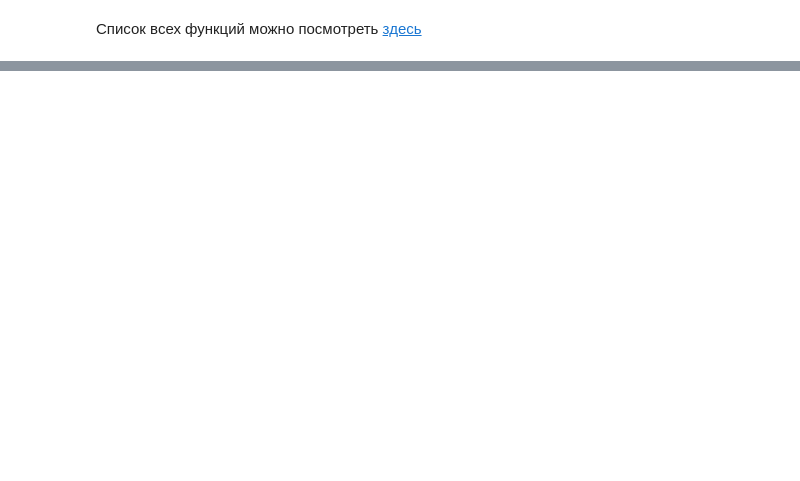
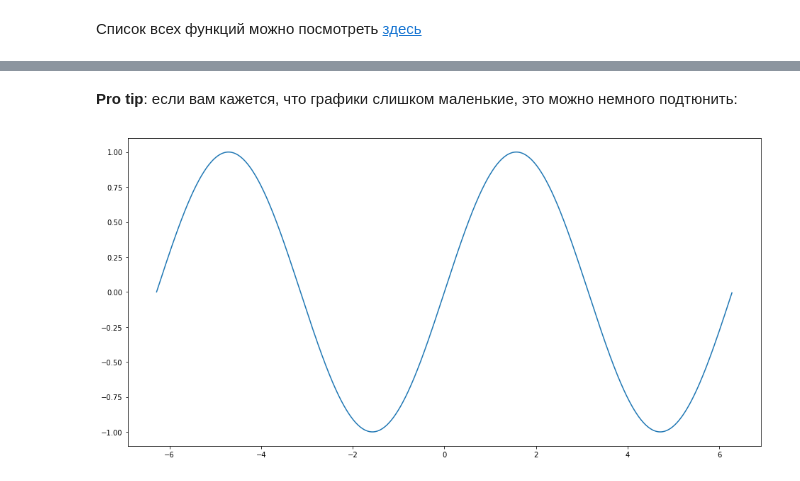
Before and after one commit to teimy/iki-course, a Jupyter notebook: Lection2.ipynb, the cells around one changed output, grey strips where cells are left out. Drawn from its saved outputs; the diff is of its cells as text; code cells hidden in the pictures; blank space fills up the shorter version.

```diff
--- a/Lection2.ipynb
+++ b/Lection2.ipynb
@@ -281,0 +310,4 @@ print('Собственные значения: ', linalg.eigvals(bb))
+# %%
+x = np.arange(-2*np.pi, 2*np.pi, 0.01)
+y = np.sin(x)
+plt.plot(x, y)
@@ -281,0 +317,9 @@ print('Собственные значения: ', linalg.eigvals(bb))
+# %% [markdown]
+**Pro tip**: если вам кажется, что графики слишком маленькие, это можно немного подтюнить:
+# %%
+plt.figure(figsize=(16,8))
+plt.plot(x,y)
+plt.show() # чтобы не показывалось мерзкое сообщение
+           # [<matplotlib.lines.Line2D at 0x7fa288a8e278>]
+# %% [output]
+[figure, added]
```
Also changed, not shown: parts of 33 cells of this notebook.
